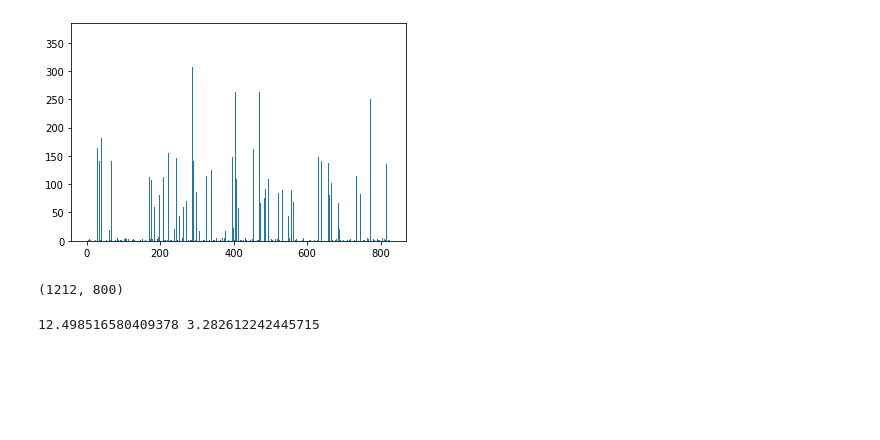
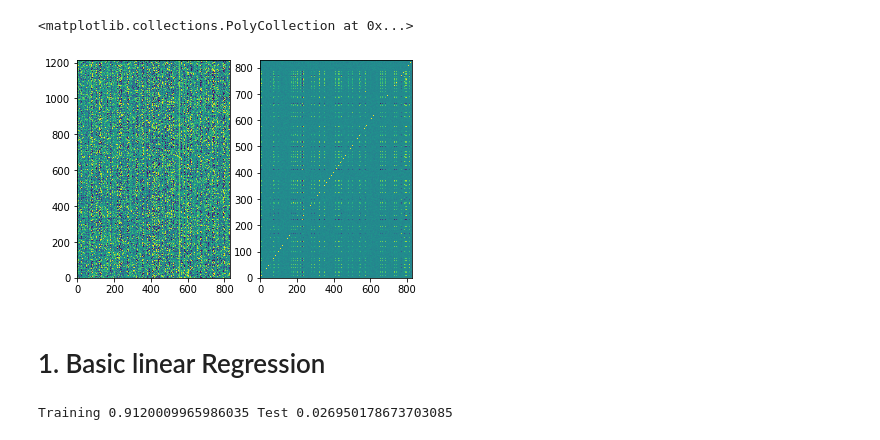
Before and after one commit to Luca-Blum/Advanced_Machine_Learning, a Jupyter notebook: task1/task1 - Yanick.ipynb, the cells around one changed output. Cells and saved outputs as stored; diff of their text form; code cells hidden in the pictures; blank space fills up the shorter version.

Commit message:
Feature Selection for LR & Quick look at various Reg Algos

```diff
--- a/task1/task1 - Yanick.ipynb
+++ b/task1/task1 - Yanick.ipynb
@@ -14,4 +15,5 @@ Drive already mounted at /content/drive; to attempt to forcibly remount, call dr
 # %%
+%cd /content/drive/My Drive/Colab Notebooks/AML/task1
 import pandas as pd
 import numpy as np
 from sklearn.metrics import mean_squared_error
@@ -21,22 +23,32 @@ import sklearn.linear_model as lm
 from sklearn import decomposition
 from sklearn.feature_selection import SelectKBest, chi2, f_regression
 from sklearn.metrics import mean_absolute_error
+from sklearn.model_selection import train_test_split
+from sklearn.metrics import r2_score
+from scipy.stats import spearmanr
 
-X_test=pd.read_csv('data/X_test.csv')
-X_trainR=pd.read_csv('data/X_train.csv',index_col='id')
-Y=pd.read_csv('data/y_train.csv',index_col='id')
+X_submit=pd.read_csv('data/X_test.csv')
+X_learnR=pd.read_csv('data/X_train.csv',index_col='id')
+Y_learn=pd.read_csv('data/y_train.csv',index_col='id')
 ## Replace NaN by mean of column
-X_trainR=X_trainR.where(pd.notna(X_trainR), X_trainR.mean(), axis='columns')
-X_train=X_trainR.copy()
+X_learnR=X_learnR.where(pd.notna(X_learnR), X_learnR.mean(), axis='columns')
+X_learn=X_learnR.copy()
 
 ## Remove values which are greater than 4x the Std Dev
-for col_n in X_train:
-  col =X_train[col_n]
+for col_n in X_learn:
+  col =X_learn[col_n]
   thresh=col.mean()+(3.5*col.std())
-  X_train[col_n]=col.where(col<thresh,col.mean())
+  X_learn[col_n]=col.where(col<thresh,col.mean())
 
 ## Normalize data between [0,1]
-X_train=pd.DataFrame(pp.MinMaxScaler().fit_transform(X_train))
+X_learn=pd.DataFrame(pp.MinMaxScaler().fit_transform(X_learn))
 ## Remove empty columns := where mean is 0
-X_train=X_train.loc[:,X_train.mean()>0]
-#plt.pcolor(X_train)
+X_learn=X_learn.loc[:,X_learn.mean()>0]
+
+#Split into train and test
+x_train,x_test,y_train,y_test=train_test_split(X_learn,Y_learn,test_size=0.2)
+
+## Deterministic split
+x_tr_id=x_train.index
+x_te_id=x_test.index
+#x_train2=X_learn.loc[x_t_id]
@@ -71,27 +57,20 @@ X_trainS=poly.fit_transform(X_train)
-# %%
-fs = SelectKBest(score_func=f_regression, k='all')
-fs.fit(X_train, Y)
-plt.bar([i for i in range(len(fs.scores_))], fs.scores_)
-plt.show()
-n_features=sum(fs.scores_>10)
-# %% [output]
-[figure, removed]
-# %%
-fs = SelectKBest(score_func=f_regression, k=800)
-fs.fit(X_train, Y)
-X_train_fs = fs.transform(X_train)
-np.shape(X_train_fs)
-# %% [output]
-(1212, 800)
-# %%
-reg = lm.LinearRegression().fit(X_train_fs, Y)
-#reg.score(X_train_fs, Y)
-np.shape(reg.coef_.T)
-
-yh=np.matmul( X_train_fs,reg.coef_.T)
-mae = mean_absolute_error(Y, yh)
-mae2 = mean_absolute_error(Y, yh-12.3)
-
-print(mae, mae2)
-# %% [output]
-12.498516580409378 3.282612242445715
+# %%
+axes = plt.subplot2grid((1, 2), (0, 0))
+plt.pcolor(X_learn)
+cor = X_learn.corr()
+axes = plt.subplot2grid((1, 2), (0, 1))
+plt.pcolor(cor)
+# %% [output]
+<matplotlib.collections.PolyCollection at 0x...>
+[figure, added]
+# %% [markdown]
+# 1. Basic linear Regression
+# %%
+reg = lm.LinearRegression().fit(x_train, y_train)
+yh_train = reg.predict(x_train)
+yh_test = reg.predict(x_test)
+score_train = r2_score(yh_train, y_train)
+score_test = r2_score(yh_test, y_test)
+print("Training", score_train, "Test", score_test)
+# %% [output]
+Training 0.9120009965986035 Test 0.026950178673703085
```
Also changed, not shown: parts of 24 cells of this notebook.
